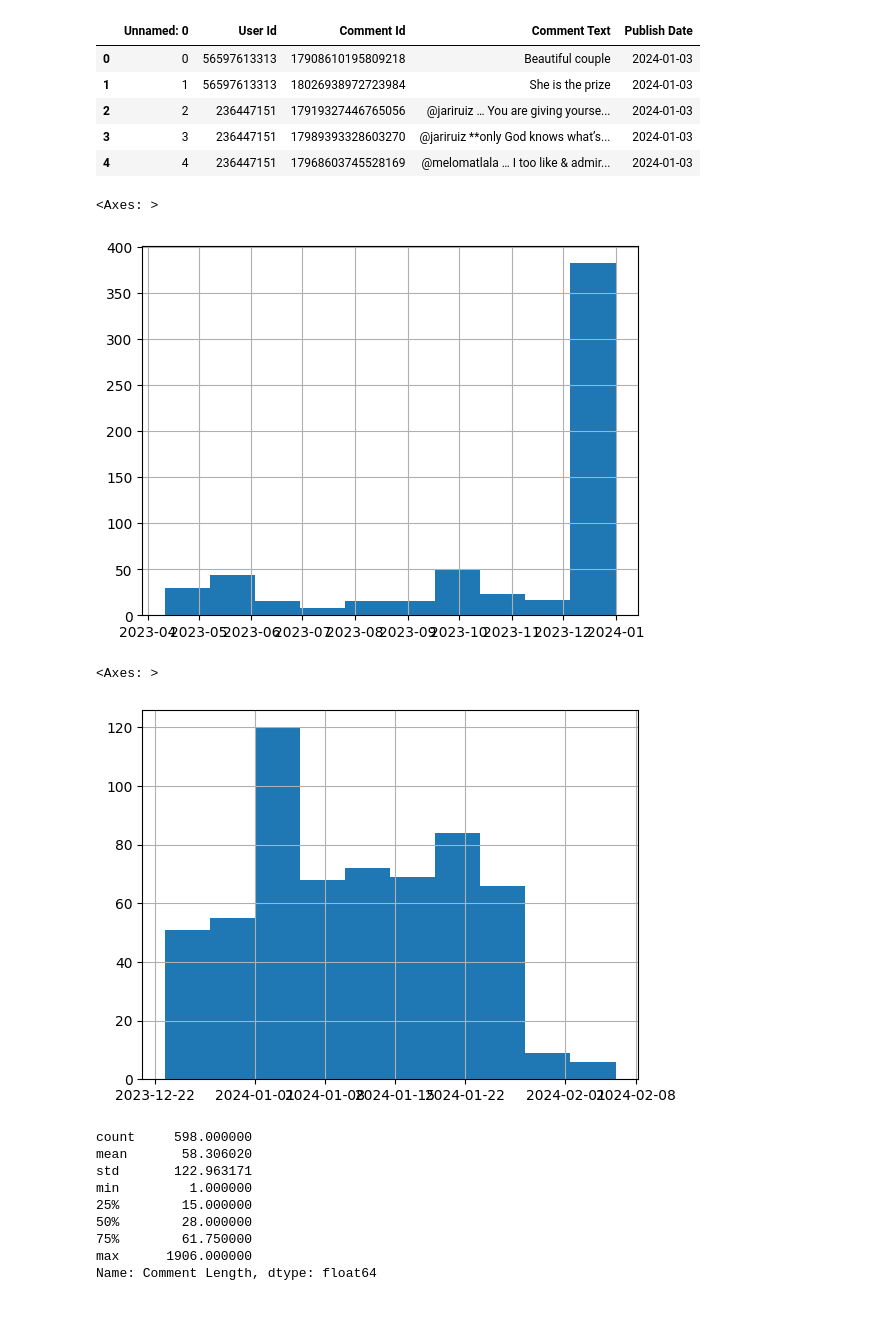
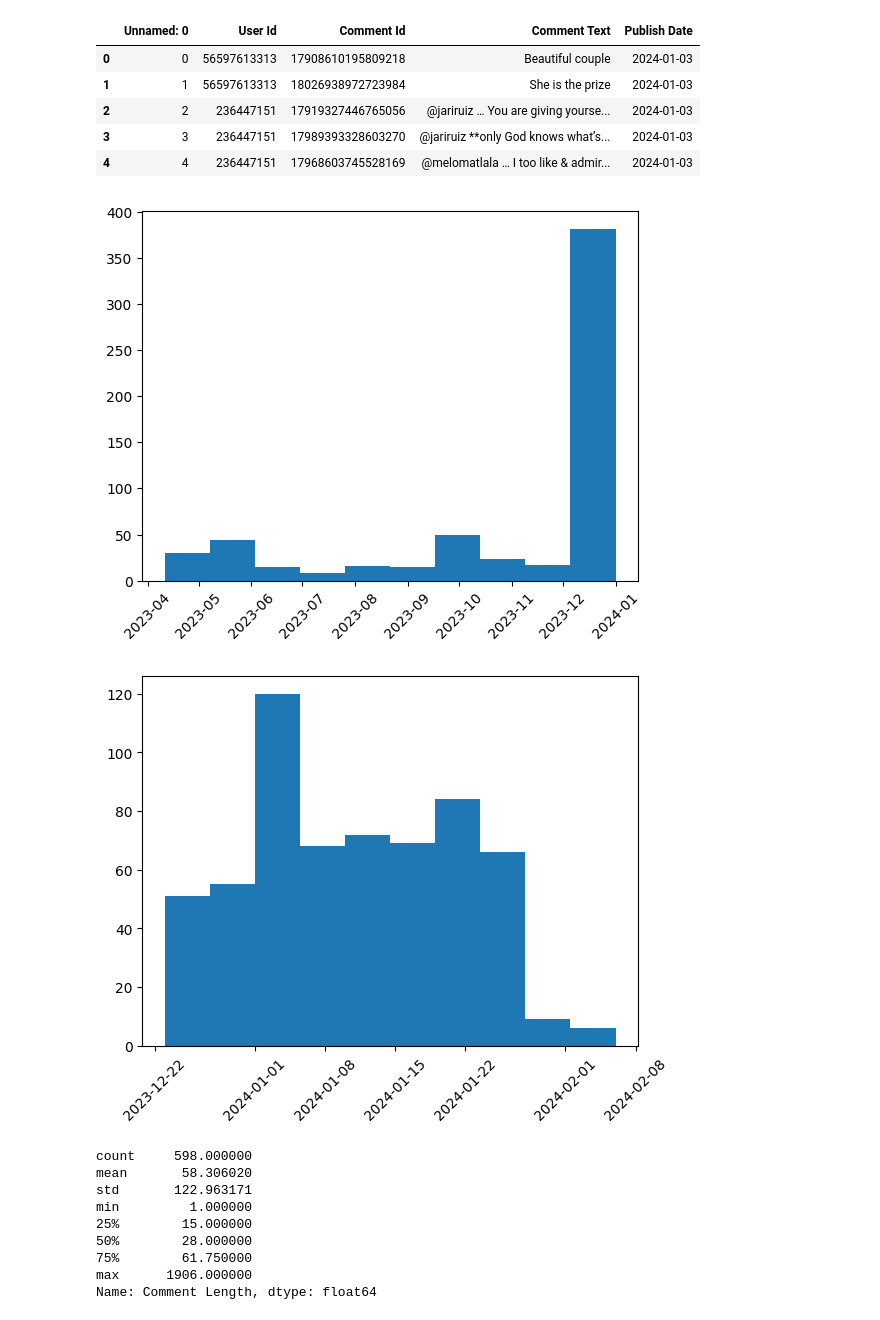
Before and after one commit to juliamuratore/Project1-DS-4002, a Jupyter notebook: SCRIPTS/Project_1_VADER.ipynb, the cells around one changed output. Saved outputs shown, nothing was run; the diff lists cells and outputs as text; code cells hidden in the pictures.

Commit message:
updated chart outputs and deleted extra script

```diff
--- a/SCRIPTS/Project_1_VADER.ipynb
+++ b/SCRIPTS/Project_1_VADER.ipynb
@@ -81,16 +81,20 @@ jo.head()
 | 4 | 4 | 236447151 | 17968603745528169 | @melomatlala … I too like & admir... | 2024-01-03 |
 # %%
 # creating histogram
-sb['Publish Date'].hist()
+plt.hist(sb['Publish Date'])
+plt.xticks(rotation=45)
+plt.savefig('../OUTPUT/Simone_Bile_Comment_Dates')
+plt.show()
 # %% [output]
-<Axes: >
-[figure, old version]
+[figure, new version]
 # %%
 # creating histogram
-jo['Publish Date'].hist()
+plt.hist(jo['Publish Date'])
+plt.xticks(rotation=45)
+plt.savefig('../OUTPUT/Jonathan_Owens_Comment_Dates')
+plt.show()
 # %% [output]
-<Axes: >
-[figure, old version]
+[figure, new version]
 # %%
 # adding a new column to analyze comment length
 sb["Comment Length"]= sb["Comment Text"].str.len()
```
Also changed, not shown: parts of 6 cells of this notebook, 5 other files.
